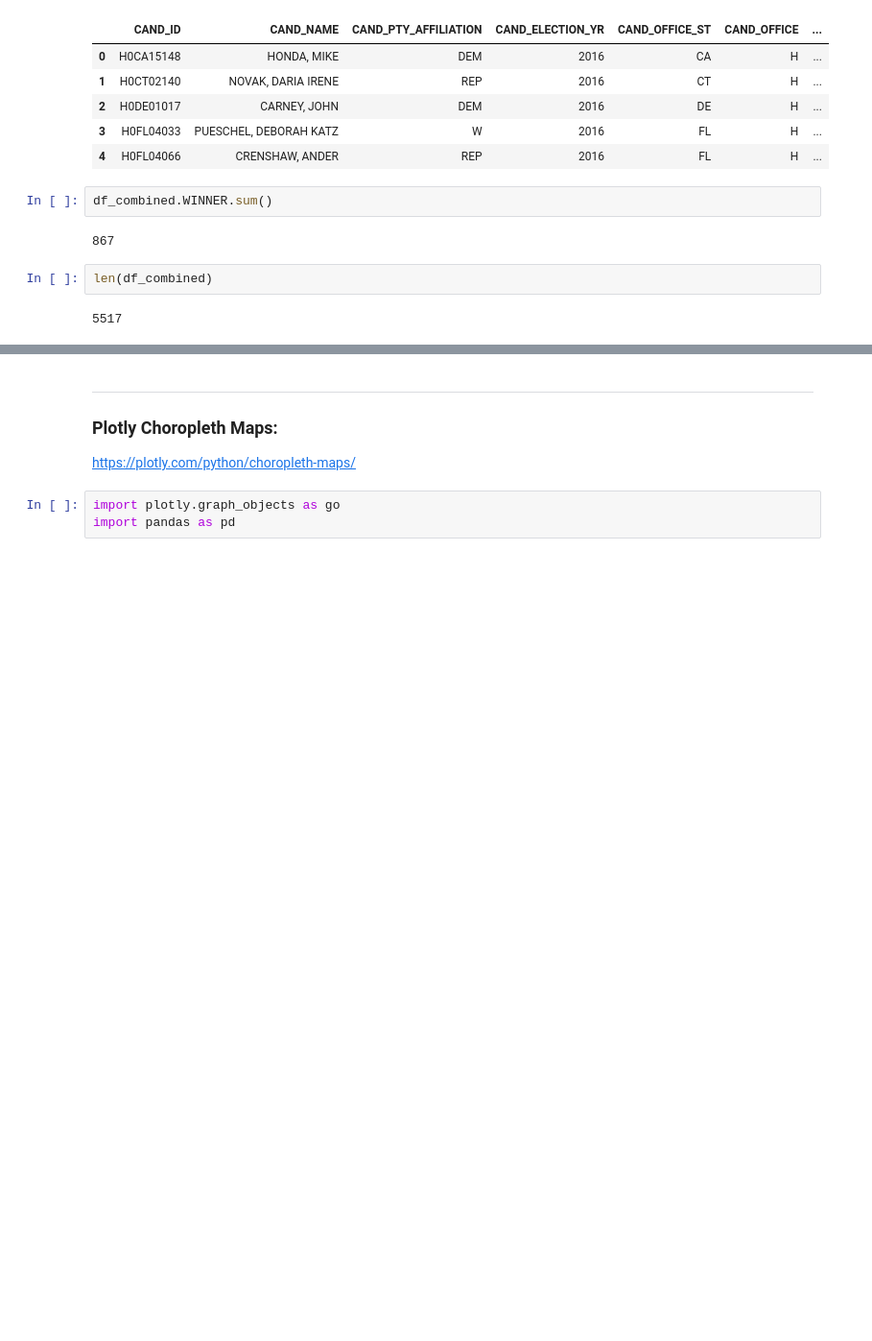
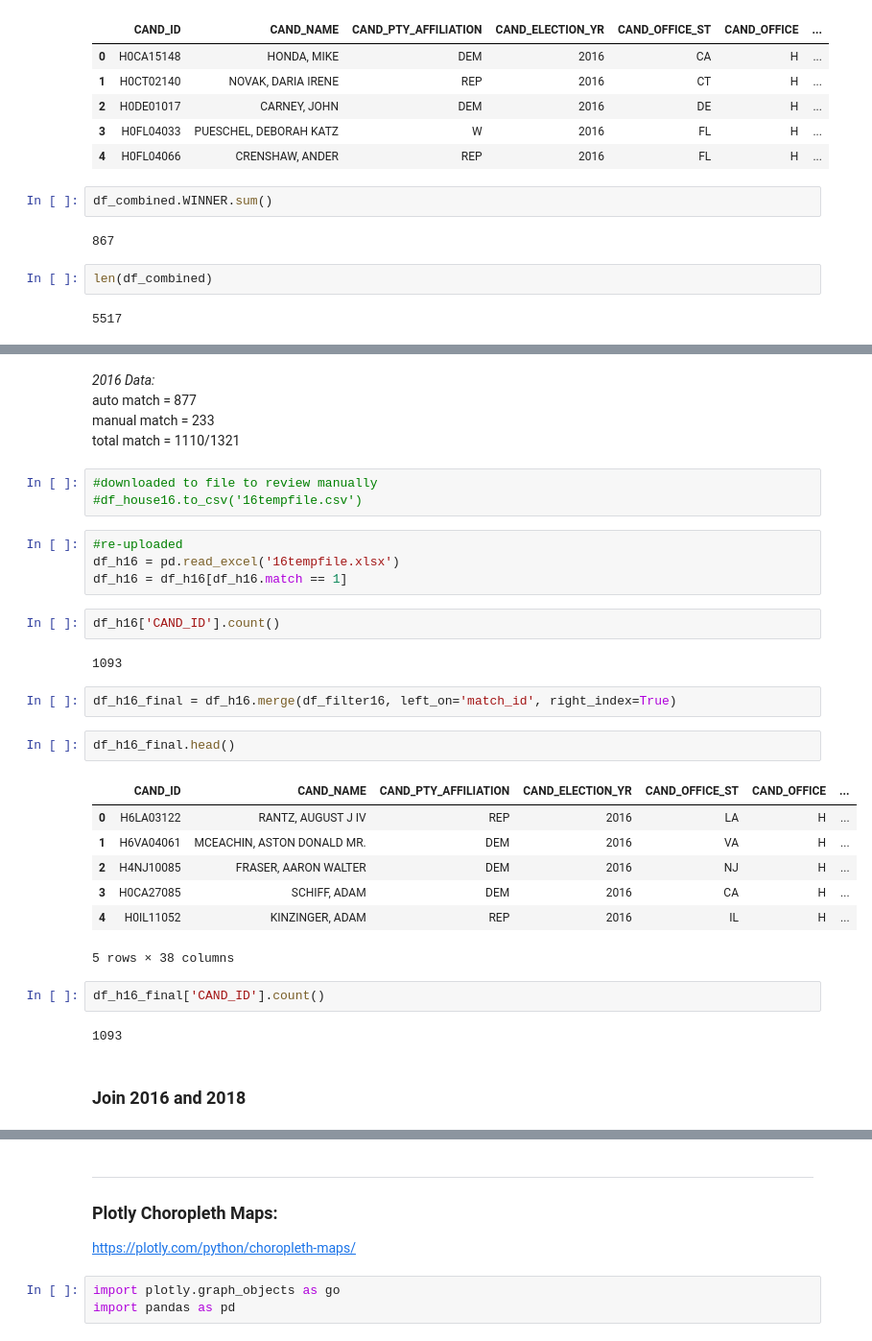
Before and after one commit to agilityvision/DS-5559-project, a Jupyter notebook: Identify_Candidates.ipynb, the cells around one changed output, grey strips where cells are left out. Shown at 96% size. Cells and saved outputs as stored; diff of their text form; blank space fills up the shorter version.

```diff
--- a/Identify_Candidates.ipynb
+++ b/Identify_Candidates.ipynb
@@ -160,0 +261,34 @@ len(df_combined)
+# %% [markdown]
+*2016 Data:*
+auto match = 877
+manual match = 233
+total match = 1110/1321
+# %%
+#downloaded to file to review manually
+#df_house16.to_csv('16tempfile.csv')
+# %%
+#re-uploaded
+df_h16 = pd.read_excel('16tempfile.xlsx')
+df_h16 = df_h16[df_h16.match == 1]
+# %%
+df_h16['CAND_ID'].count()
+# %% [output]
+1093
+# %%
+df_h16_final = df_h16.merge(df_filter16, left_on='match_id', right_index=True)
+# %%
+df_h16_final.head()
+# %% [output]
+|  | CAND_ID | CAND_NAME | CAND_PTY_AFFILIATION | CAND_ELECTION_YR | CAND_OFFICE_ST | CAND_OFFICE | ... |
+| 0 | H6LA03122 | RANTZ, AUGUST J IV | REP | 2016 | LA | H | ... |
+| 1 | H6VA04061 | MCEACHIN, ASTON DONALD MR. | DEM | 2016 | VA | H | ... |
+| 2 | H4NJ10085 | FRASER, AARON WALTER | DEM | 2016 | NJ | H | ... |
+| 3 | H0CA27085 | SCHIFF, ADAM | DEM | 2016 | CA | H | ... |
+| 4 | H0IL11052 | KINZINGER, ADAM | REP | 2016 | IL | H | ... |
+5 rows × 38 columns
+# %%
+df_h16_final['CAND_ID'].count()
+# %% [output]
+1093
+# %% [markdown]
+### Join 2016 and 2018
```
Also changed, not shown: parts of 28 cells of this notebook, 3 other files.
